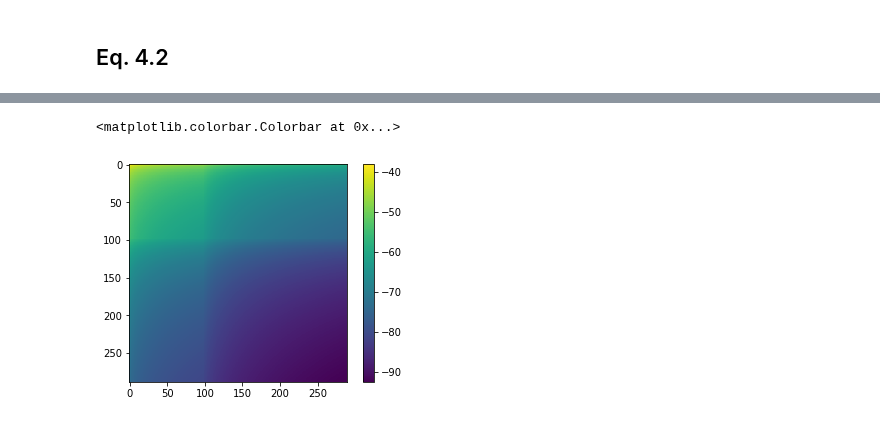
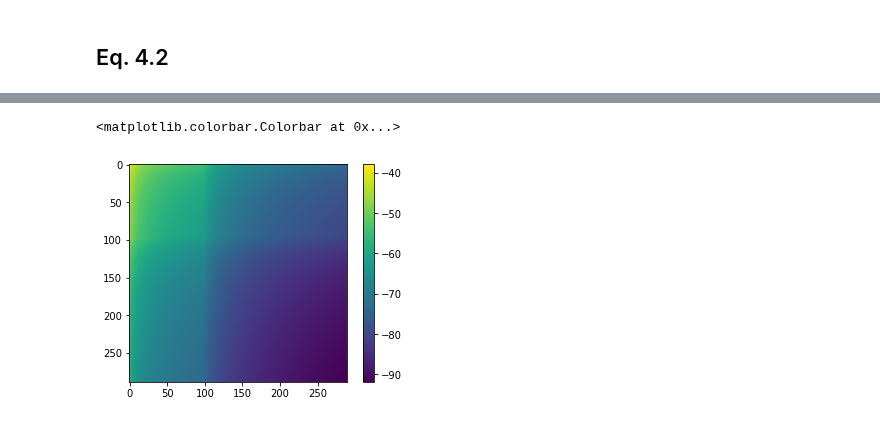
Before and after one commit to VMBoehm/postlimber, a Jupyter notebook: notebooks/PostBornTerms without Limber new approach.ipynb, the cells around one changed output, grey strips where cells are left out. Saved outputs shown, nothing was run; the diff lists cells and outputs as text; code cells hidden in the pictures.

```diff
--- a/notebooks/PostBornTerms without Limber new approach.ipynb
+++ b/notebooks/PostBornTerms without Limber new approach.ipynb
@@ -449,10 +433,7 @@ plt.legend()
 clphipsi   = np.swapaxes(np.load('../G_matrices/clphipsi.npy'),1,2)
 cldeltaphi = np.load('../G_matrices/clphidelta.npy')
 # %%
-def lensing_kernel(xi, xmax):
-    return (xmax - xi)/(xmax*xi) * (xmax > xi)
-
-kernel1 = lsst_kernel_cb
+kernel1 = lsst_kernel
 kernel2 = lensing_kernel
 
 r2d, t2d = np.meshgrid(t_,t_)
@@ -461,5 +442,12 @@ w11, w12 = np.meshgrid(w1,w1)
 result = np.zeros((len(ell_),len(ell_)))
 for ii in range(len(ell_)):
     for jj in range(len(ell_)):
-        result[ii][jj] = np.sum(w11*w12*chi_cmb**2*kernel1(r2d*chi_cmb)*kernel2(t2d*chi_cmb,chi_cmb)*cldeltaphi[ii]*clphipsi[jj])/4.
+        result[ii][jj] = np.sum(w11*w12*chi_cmb**2*kernel1(r2d*chi_cmb)*kernel2(t2d*chi_cmb)*cldeltaphi[ii]*clphipsi[jj])/4.
+
+M22b = result
+
+# first inex is L-l, second index is l
+np.save('../M_matrices/M22b_%s.npy'%str(file_ext),[np.meshgrid(ell_),M22b])
+
+M22b_spline = RectBivariateSpline(ell_,ell_,M22b)
 # %%
@@ -492,12 +465,10 @@ clphipsi_diag_blown=np.zeros((len(ell_),len(t_),len(t_)))
 for ii in range(len(t_)):
     clphipsi_diag_blown[:,ii]=clphipsi_diag
 # %%
-def lensing_kernel(xi, xmax):
-    return (xmax - xi)/(xmax*xi) * (xmax > xi)
 cldeltaphi=cldeltaphi.swapaxes(1,2)
 
 
-kernel1 = lsst_kernel_cb
+kernel1 = lsst_kernel
 kernel2 = lensing_kernel
 
 r2d, t2d = np.meshgrid(t_,t_)
@@ -506,4 +477,12 @@ w11, w12 = np.meshgrid(w1,w1)
 result = np.zeros((len(ell_),len(ell_)))
 for ii in range(len(ell_)):
     for jj in range(len(ell_)):
-        result[ii][jj] = np.sum(w11*w12*kernel1(t2d*chi_cmb)*kernel2(r2d*chi_cmb,chi_cmb)*clphipsi_diag_blown[ii]*cldeltaphi[jj])
+        result[ii][jj] = np.sum(w11*w12*kernel1(t2d*chi_cmb)*kernel2(r2d*chi_cmb)*clphipsi_diag_blown[jj]*cldeltaphi[ii])
+result*=chi_cmb**2/4.
+
+M31Ab = result
+
+# first index is L
+np.save('../M_matrices/M31Ab_%s.npy'%file_ext,[np.meshgrid(ell_),M31Ab])
+
+M31Ab_spline = RectBivariateSpline(ell_,ell_,M31Ab)
@@ -512,6 +526,6 @@ result*=chi_cmb**2/4.
 # %%
-plt.imshow(np.log(result))
+plt.imshow(np.log(M31Ab))
 plt.colorbar()
 # %% [output]
 <matplotlib.colorbar.Colorbar at 0x...>
-[figure, old version]
+[figure, new version]
```
Also changed, not shown: parts of 46 cells of this notebook, 2 other files.
